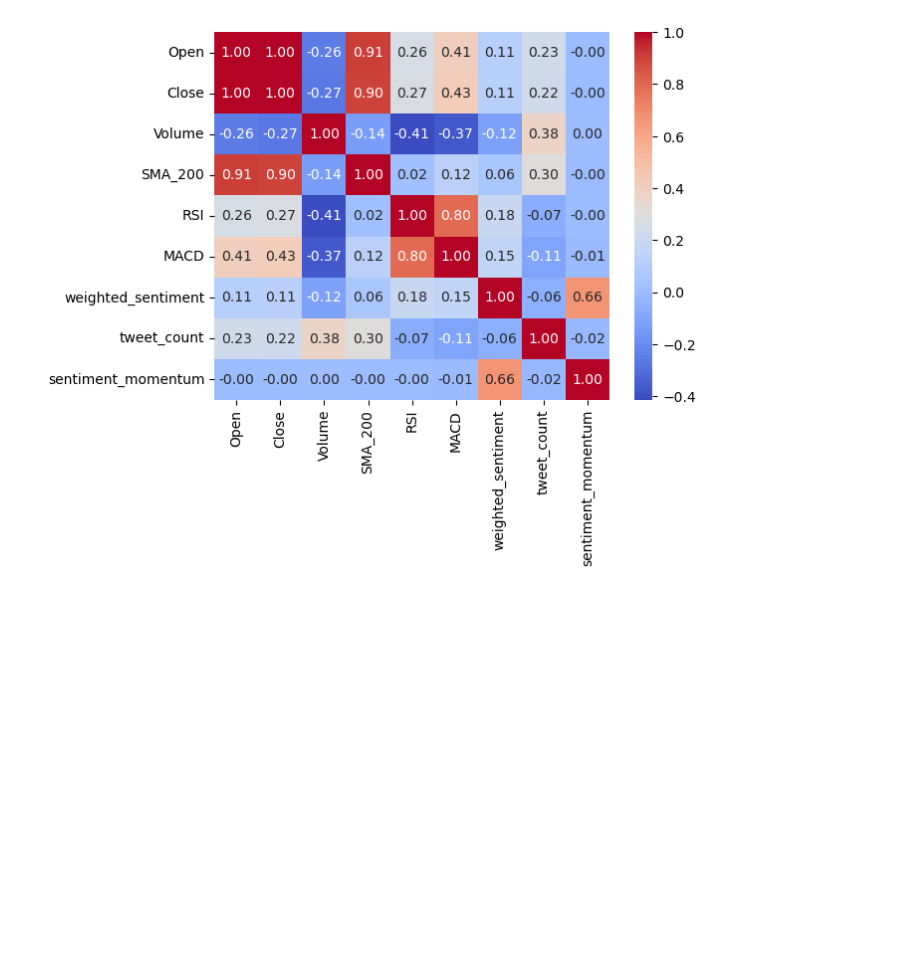
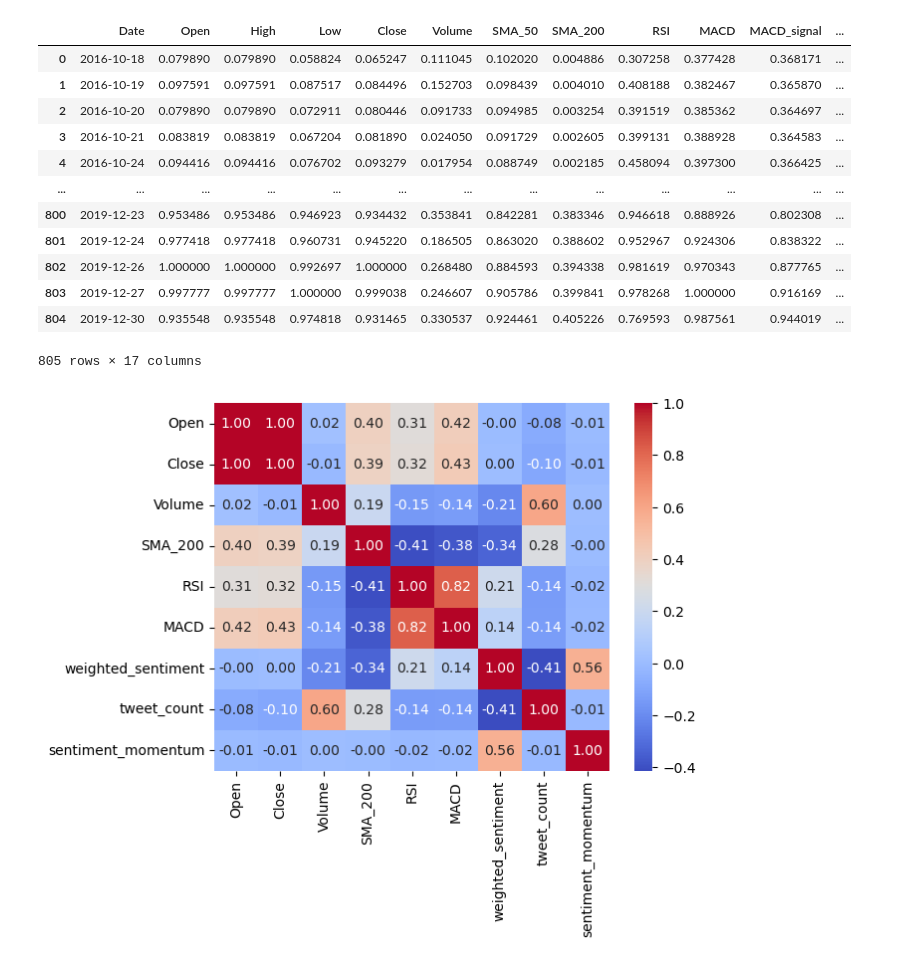
Before and after one commit to yoel79/TFM, a Jupyter notebook: Scripts/Data_Analisys.ipynb, the cells around one changed output. Drawn from its saved outputs; the diff is of its cells as text; code cells hidden in the pictures; blank space fills up the shorter version.

```diff
--- a/Scripts/Data_Analisys.ipynb
+++ b/Scripts/Data_Analisys.ipynb
@@ -1,9 +1,26 @@
 # %%
 import pandas as pd
 import seaborn as sns
 import matplotlib.pyplot as plt
+from sklearn.preprocessing import MinMaxScaler
 
-df = pd.read_csv("../Data/Global_Data.csv")
+ticker = "TSLA"
+df = pd.read_csv(f"../Data/Global_Data_{ticker}.csv")
+df
+# %% [output]
+|  | Date | Open | High | Low | Close | Volume | SMA_50 | SMA_200 | RSI | MACD | MACD_signal | ... |
+| 0 | 2016-10-18 | 0.079890 | 0.079890 | 0.058824 | 0.065247 | 0.111045 | 0.102020 | 0.004886 | 0.307258 | 0.377428 | 0.368171 | ... |
+| 1 | 2016-10-19 | 0.097591 | 0.097591 | 0.087517 | 0.084496 | 0.152703 | 0.098439 | 0.004010 | 0.408188 | 0.382467 | 0.365870 | ... |
+| 2 | 2016-10-20 | 0.079890 | 0.079890 | 0.072911 | 0.080446 | 0.091733 | 0.094985 | 0.003254 | 0.391519 | 0.385362 | 0.364697 | ... |
+| 3 | 2016-10-21 | 0.083819 | 0.083819 | 0.067204 | 0.081890 | 0.024050 | 0.091729 | 0.002605 | 0.399131 | 0.388928 | 0.364583 | ... |
+| 4 | 2016-10-24 | 0.094416 | 0.094416 | 0.076702 | 0.093279 | 0.017954 | 0.088749 | 0.002185 | 0.458094 | 0.397300 | 0.366425 | ... |
+| ... | ... | ... | ... | ... | ... | ... | ... | ... | ... | ... | ... | ... |
+| 800 | 2019-12-23 | 0.953486 | 0.953486 | 0.946923 | 0.934432 | 0.353841 | 0.842281 | 0.383346 | 0.946618 | 0.888926 | 0.802308 | ... |
+| 801 | 2019-12-24 | 0.977418 | 0.977418 | 0.960731 | 0.945220 | 0.186505 | 0.863020 | 0.388602 | 0.952967 | 0.924306 | 0.838322 | ... |
+| 802 | 2019-12-26 | 1.000000 | 1.000000 | 0.992697 | 1.000000 | 0.268480 | 0.884593 | 0.394338 | 0.981619 | 0.970343 | 0.877765 | ... |
+| 803 | 2019-12-27 | 0.997777 | 0.997777 | 1.000000 | 0.999038 | 0.246607 | 0.905786 | 0.399841 | 0.978268 | 1.000000 | 0.916169 | ... |
+| 804 | 2019-12-30 | 0.935548 | 0.935548 | 0.974818 | 0.931465 | 0.330537 | 0.924461 | 0.405226 | 0.769593 | 0.987561 | 0.944019 | ... |
+805 rows × 17 columns
 # %%
 # Convertir la columna 'Date' a tipo de dato datetime (si no lo está ya)
 df['Date'] = pd.to_datetime(df['Date'])
@@ -21,4 +38,4 @@ sns.heatmap(df_seleccionado.corr(), annot=True, cmap="coolwarm", fmt=".2f")
 # Mostrar el heatmap
 plt.show()
 # %% [output]
-[figure, old version]
+[figure, new version]
```
Also changed, not shown: parts of 4 cells of this notebook, 11 other files.
